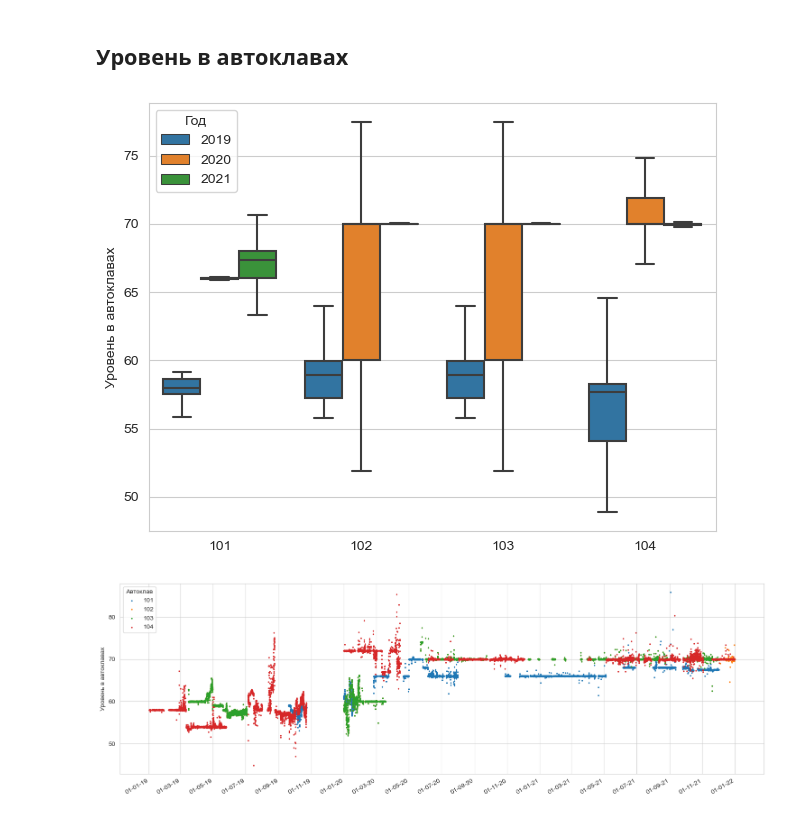
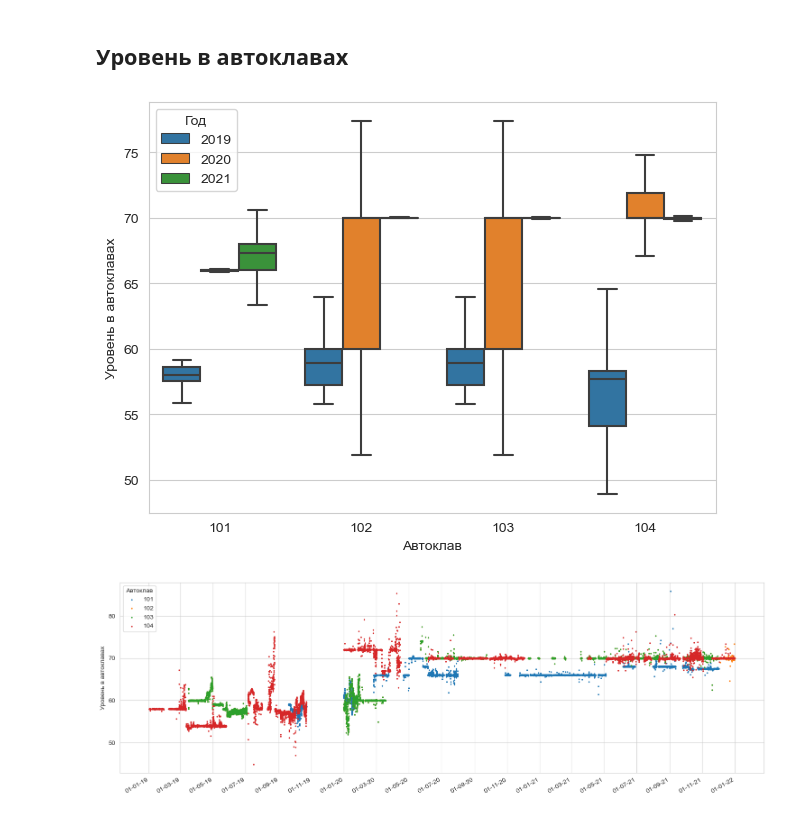
Before and after one commit to ss52/project_pox_pokr, a Jupyter notebook: notebooks/EDA/EDA_clean_featured_df.ipynb, the cells around one changed output. Saved outputs shown, nothing was run; the diff lists cells and outputs as text; code cells hidden in the pictures.

```diff
--- a/notebooks/EDA/EDA_clean_featured_df.ipynb
+++ b/notebooks/EDA/EDA_clean_featured_df.ipynb
@@ -303,15 +313,15 @@ plt.show();
 # %%
 fig, ax = plt.subplots()
 
 sns.boxplot(data=df, y='AC_level', x='ac', hue=df.index.year, whis=1.5, showfliers=False)
-ax.set_xlabel("")
+ax.set_xlabel("Автоклав")
 ax.set_ylabel(f"Уровень в автоклавах")
 ax.legend(title="Год")
 
 fig.tight_layout()
 plt.show();
 # %% [output]
-[figure, old version]
+[figure, new version]
 # %%
 fig, ax = plt.subplots(figsize=(15, 5))
 
```
Also changed, not shown: parts of 6 cells of this notebook.
